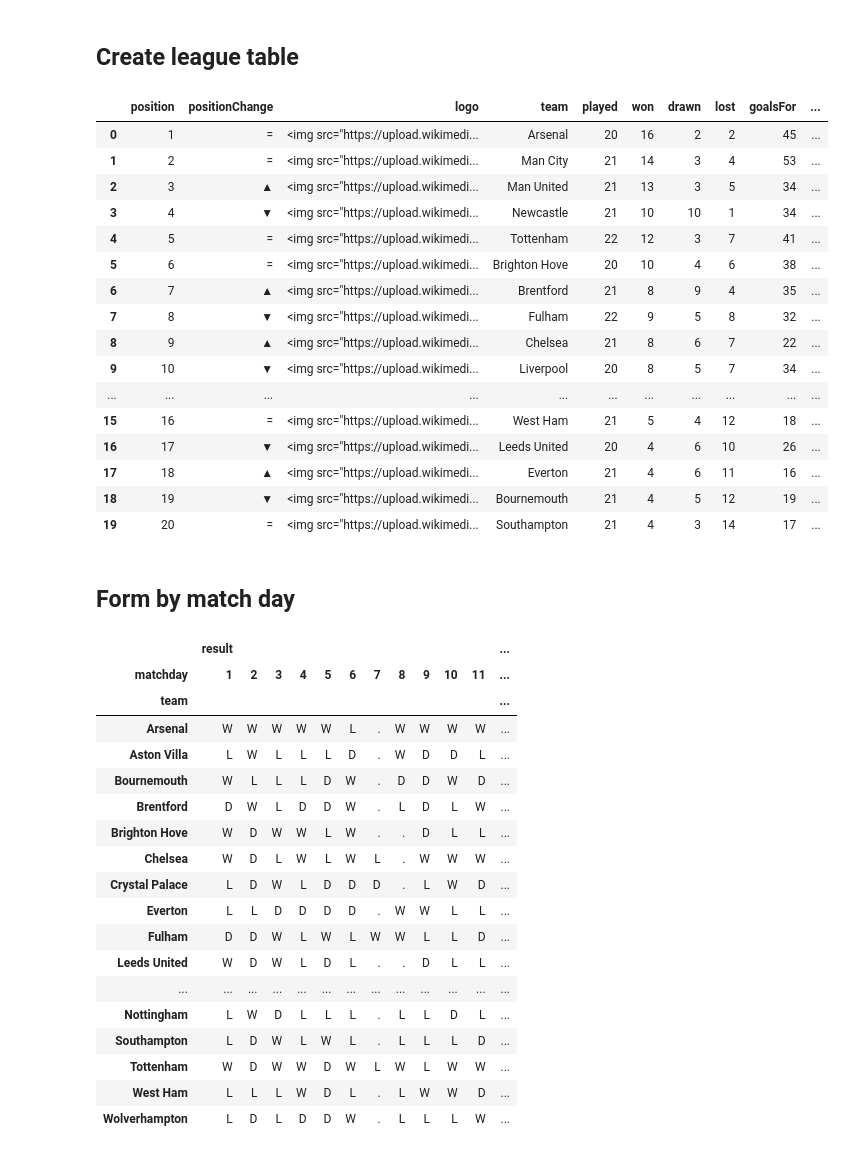
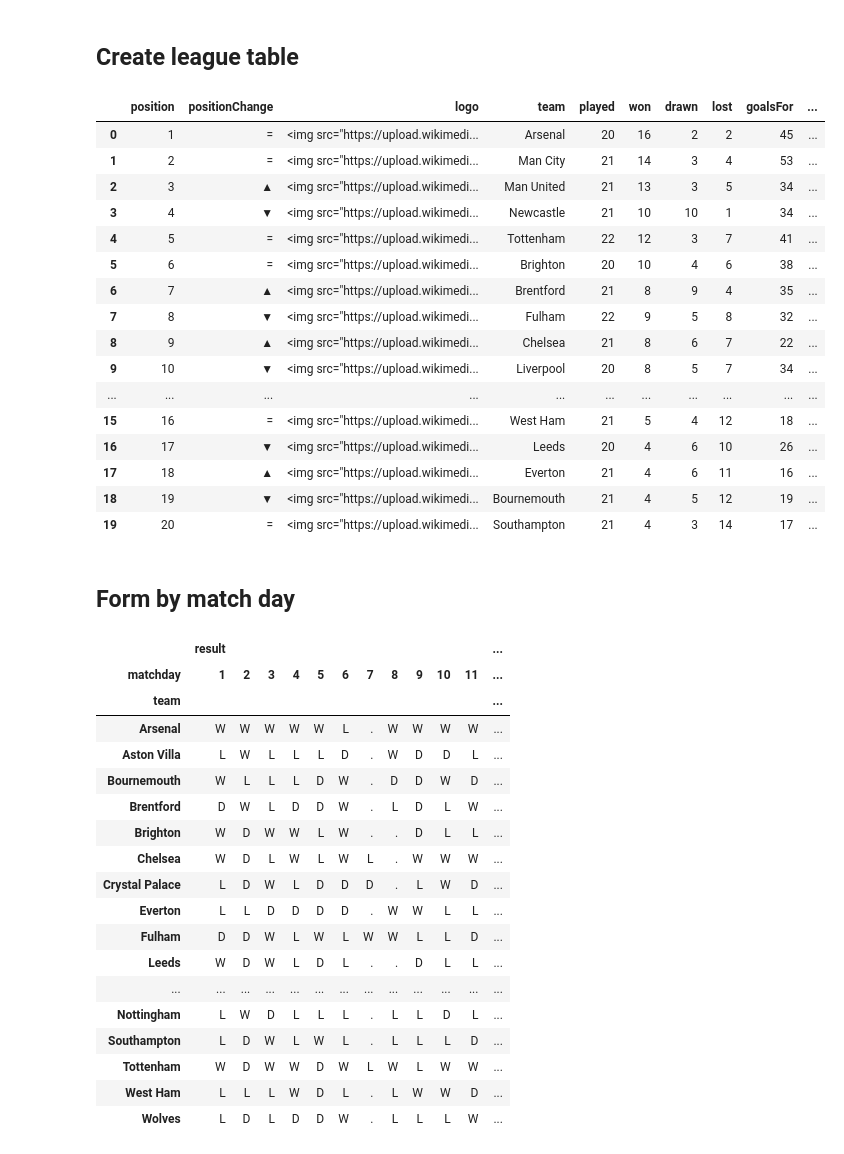
Before and after one commit to solstice035/footballdash, a Jupyter notebook: code/notebooks/results_api.ipynb, the cells around one changed output. Drawn from its saved outputs; the diff is of its cells as text; code cells hidden in the pictures.

Commit message:
Tidy up names of teams

```diff
--- a/code/notebooks/results_api.ipynb
+++ b/code/notebooks/results_api.ipynb
@@ -132,6 +129,18 @@ df.head()
 | 2 | 416378 | 2022-08-06 14:00:00+00:00 | FINISHED | 1 | Tottenham | Southampton | 4 | ... |
 | 3 | 416379 | 2022-08-06 14:00:00+00:00 | FINISHED | 1 | Newcastle | Nottingham | 2 | ... |
 | 4 | 416381 | 2022-08-06 14:00:00+00:00 | FINISHED | 1 | Leeds United | Wolverhampton | 2 | ... |
+# %%
+# Rename the team names to simplify
+# create dictionary
+team_names = {
+    'Brighton Hove': 'Brighton',
+    'Leeds United': 'Leeds',
+    'Leicester City': 'Leicester',
+    'Wolverhampton': 'Wolves'
+}
+# replace values
+df['homeTeam.shortName'] = df['homeTeam.shortName'].replace(team_names)
+df['awayTeam.shortName'] = df['awayTeam.shortName'].replace(team_names)
 # %% [markdown]
 ## Pivot results
 # %%
@@ -291,7 +300,7 @@ Exported matches
 logosDict = {
     'Arsenal': 'https://upload.wikimedia.org/wikipedia/en/5/53/Arsenal_FC.svg',
     'Aston Villa': 'https://upload.wikimedia.org/wikipedia/en/f/f9/Aston_Villa_FC_crest_%282016%29.svg',
-    'Brighton Hove': 'https://upload.wikimedia.org/wikipedia/en/f/fd/Brighton_%26_Hove_Albion_logo.svg',
+    'Brighton': 'https://upload.wikimedia.org/wikipedia/en/f/fd/Brighton_%26_Hove_Albion_logo.svg',
     'Brentford': 'https://upload.wikimedia.org/wikipedia/en/2/2a/Brentford_FC_crest.svg',
     'Burnley': 'https://upload.wikimedia.org/wikipedia/en/0/02/Burnley_FC_badge.svg',
     'Bournemouth': 'https://upload.wikimedia.org/wikipedia/en/e/e5/AFC_Bournemouth_%282013%29.svg',
@@ -299,8 +308,8 @@ logosDict = {
     'Crystal Palace': 'https://upload.wikimedia.org/wikipedia/en/a/a2/Crystal_Palace_FC_logo_%282022%29.svg',
     'Everton': 'https://upload.wikimedia.org/wikipedia/en/7/7c/Everton_FC_logo.svg',
     'Fulham': 'https://upload.wikimedia.org/wikipedia/sco/e/eb/Fulham_FC_%28shield%29.svg',
-    'Leeds United': 'https://upload.wikimedia.org/wikipedia/en/5/54/Leeds_United_F.C._logo.svg',
-    'Leicester City': 'https://upload.wikimedia.org/wikipedia/en/2/2d/Leicester_City_crest.svg',
+    'Leeds': 'https://upload.wikimedia.org/wikipedia/en/5/54/Leeds_United_F.C._logo.svg',
+    'Leicester': 'https://upload.wikimedia.org/wikipedia/en/2/2d/Leicester_City_crest.svg',
     'Liverpool': 'https://upload.wikimedia.org/wikipedia/en/0/0c/Liverpool_FC.svg',
     'Man City': 'https://upload.wikimedia.org/wikipedia/en/e/eb/Manchester_City_FC_badge.svg',
     'Man United': 'https://upload.wikimedia.org/wikipedia/sco/7/7a/Manchester_United_FC_crest.svg',
@@ -311,7 +320,7 @@ logosDict = {
     'Tottenham': 'https://upload.wikimedia.org/wikipedia/en/b/b4/Tottenham_Hotspur.svg',
     # 'West Brom': 'https://upload.wikimedia.org/wikipedia/en/8/8b/West_Bromwich_Albion.svg',
     'West Ham': 'https://upload.wikimedia.org/wikipedia/en/c/c2/West_Ham_United_FC_logo.svg',
-    'Wolverhampton': 'https://upload.wikimedia.org/wikipedia/en/f/fc/Wolverhampton_Wanderers.svg'
+    'Wolves': 'https://upload.wikimedia.org/wikipedia/en/f/fc/Wolverhampton_Wanderers.svg'
 }
 # %%
 def league(x):
@@ -441,42 +450,42 @@ df_league = df_league.drop(['opponent'], axis=1)
 # add logo column from logoDict to df_league and limit to 30px
 df_league['logo'] = df_league['team'].map(logosDict)
 # render logo in html format with 30px height
 df_league['logo'] = df_league['logo'].apply(lambda x: '<img src="{}" height="30" alt="logo">'.format(x))
 
 
 ##### FORMAT THE DATA
 
 # remove [] from newcastleHome and NewcastleAway
 df_league['NewcastleHome'] = df_league['NewcastleHome'].str[0]
 df_league['NewcastleAway'] = df_league['NewcastleAway'].str[0]
 # replace nan with -
 df_league = df_league.fillna('-')
 
 # Reorder columns
 df_league = df_league[['position', 'positionChange', 'logo',  'team', 'played', 'won', 'drawn', 'lost', 'goalsFor', 'goalsAgainst', 'goalDiff',  'points', 'form',
 'win%', 'form%', 'pointsPg', 'homePointsPg', 'awayPointsPg', 'goalDifferencePg', 'cleanSheets', 'NewcastleHome', 'NewcastleAway', 'pointsTaken', 'pointsRemaining', '%Taken', 'maxPoints', 'expectedPoints']]
 
-df_league.to_html('table.html', escape=False, index=False)
+df_league.to_html(f'../../output/{date}-table.html', escape=False, index=False)
 
 # export to excel using function
 export_excel(df_league, 'table')
 
 df_league.head(20)
 # %% [output]
 |  | position | positionChange | logo | team | played | won | drawn | lost | goalsFor | ... |
 | 0 | 1 | = | <img src="https://upload.wikimedi... | Arsenal | 20 | 16 | 2 | 2 | 45 | ... |
 | 1 | 2 | = | <img src="https://upload.wikimedi... | Man City | 21 | 14 | 3 | 4 | 53 | ... |
 | 2 | 3 | ▲ | <img src="https://upload.wikimedi... | Man United | 21 | 13 | 3 | 5 | 34 | ... |
 | 3 | 4 | ▼ | <img src="https://upload.wikimedi... | Newcastle | 21 | 10 | 10 | 1 | 34 | ... |
 | 4 | 5 | = | <img src="https://upload.wikimedi... | Tottenham | 22 | 12 | 3 | 7 | 41 | ... |
-| 5 | 6 | = | <img src="https://upload.wikimedi... | Brighton Hove | 20 | 10 | 4 | 6 | 38 | ... |
+| 5 | 6 | = | <img src="https://upload.wikimedi... | Brighton | 20 | 10 | 4 | 6 | 38 | ... |
 | 6 | 7 | ▲ | <img src="https://upload.wikimedi... | Brentford | 21 | 8 | 9 | 4 | 35 | ... |
 | 7 | 8 | ▼ | <img src="https://upload.wikimedi... | Fulham | 22 | 9 | 5 | 8 | 32 | ... |
 | 8 | 9 | ▲ | <img src="https://upload.wikimedi... | Chelsea | 21 | 8 | 6 | 7 | 22 | ... |
 | 9 | 10 | ▼ | <img src="https://upload.wikimedi... | Liverpool | 20 | 8 | 5 | 7 | 34 | ... |
 | ... | ... | ... | ... | ... | ... | ... | ... | ... | ... | ... |
 | 15 | 16 | = | <img src="https://upload.wikimedi... | West Ham | 21 | 5 | 4 | 12 | 18 | ... |
-| 16 | 17 | ▼ | <img src="https://upload.wikimedi... | Leeds United | 20 | 4 | 6 | 10 | 26 | ... |
+| 16 | 17 | ▼ | <img src="https://upload.wikimedi... | Leeds | 20 | 4 | 6 | 10 | 26 | ... |
 | 17 | 18 | ▲ | <img src="https://upload.wikimedi... | Everton | 21 | 4 | 6 | 11 | 16 | ... |
 | 18 | 19 | ▼ | <img src="https://upload.wikimedi... | Bournemouth | 21 | 4 | 5 | 12 | 19 | ... |
 | 19 | 20 | = | <img src="https://upload.wikimedi... | Southampton | 21 | 4 | 3 | 14 | 17 | ... |
@@ -495,15 +504,15 @@ df_matchday.head(20)
 | Aston Villa | L | W | L | L | L | D | . | W | D | D | L | ... |
 | Bournemouth | W | L | L | L | D | W | . | D | D | W | D | ... |
 | Brentford | D | W | L | D | D | W | . | L | D | L | W | ... |
-| Brighton Hove | W | D | W | W | L | W | . | . | D | L | L | ... |
+| Brighton | W | D | W | W | L | W | . | . | D | L | L | ... |
 | Chelsea | W | D | L | W | L | W | L | . | W | W | W | ... |
 | Crystal Palace | L | D | W | L | D | D | D | . | L | W | D | ... |
 | Everton | L | L | D | D | D | D | . | W | W | L | L | ... |
 | Fulham | D | D | W | L | W | L | W | W | L | L | D | ... |
-| Leeds United | W | D | W | L | D | L | . | . | D | L | L | ... |
+| Leeds | W | D | W | L | D | L | . | . | D | L | L | ... |
 | ... | ... | ... | ... | ... | ... | ... | ... | ... | ... | ... | ... | ... |
 | Nottingham | L | W | D | L | L | L | . | L | L | D | L | ... |
 | Southampton | L | D | W | L | W | L | . | L | L | L | D | ... |
 | Tottenham | W | D | W | W | D | W | L | W | L | W | W | ... |
 | West Ham | L | L | L | W | D | L | . | L | W | W | D | ... |
-| Wolverhampton | L | D | L | D | D | W | . | L | L | L | W | ... |
+| Wolves | L | D | L | D | D | W | . | L | L | L | W | ... |
```
Also changed, not shown: parts of 5 cells of this notebook, 1 other file.
